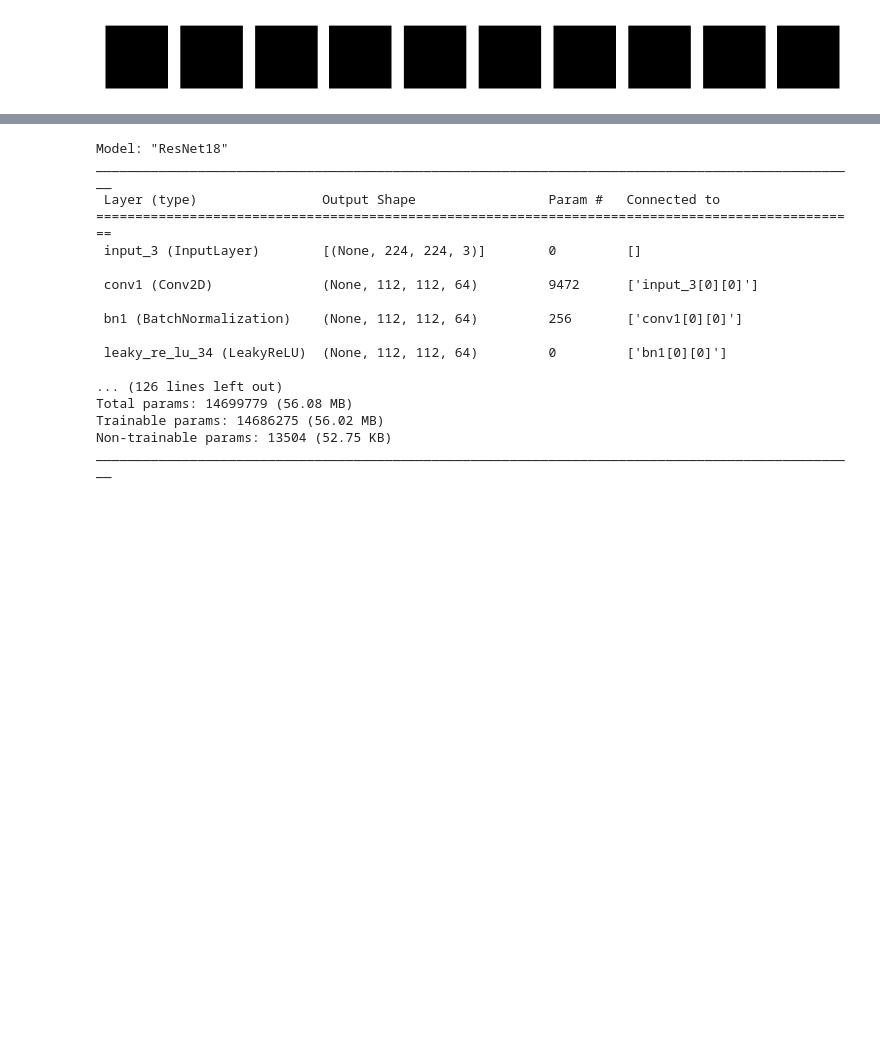
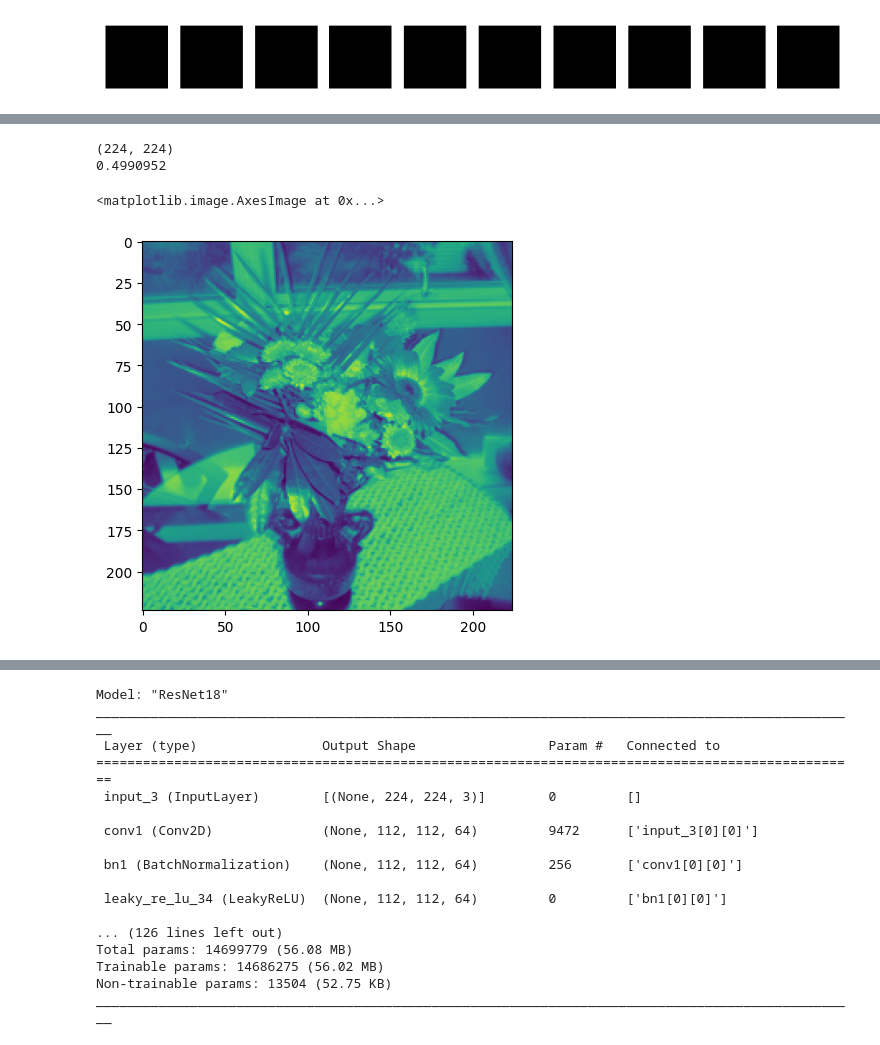
Before and after one commit to cassuci/mc959_ssl, a Jupyter notebook: test.ipynb, the cells around one changed output, grey strips where cells are left out. Drawn from its saved outputs; the diff is of its cells as text; code cells hidden in the pictures; blank space fills up the shorter version.

```diff
--- a/test.ipynb
+++ b/test.ipynb
@@ -405,0 +227,27 @@ test_and_plot(model_rgb, batch_size=4, img_size=(224, 224), channels=3)
+# %%
+def load_and_preprocess_image(image_path):
+    """Load and preprocess a single image for colorization."""
+    # Load image
+    img = np.load(image_path)
+
+    # Convert to float and normalize
+    img = tf.cast(img, tf.float32) #/ 255.0
+
+
+    # Add batch dimension
+    img = tf.expand_dims(img, 0)
+
+    return img
+
+a = load_and_preprocess_image(os.path.join("F:\\ssl_images\\data", "processed", "coco", 'colorization', 'gray220.npy'))
+a = tf.squeeze(a).numpy()
+print(a.shape)
+print(a.mean())
+#print(lab2rgb(a).mean())
+#plt.imshow(lab2rgb(a))
+plt.imshow(a)
+# %% [output]
+(224, 224)
+0.4990952
+<matplotlib.image.AxesImage at 0x...>
+[figure, added]
```
Also changed, not shown: parts of 12 cells of this notebook, 2 other files.
